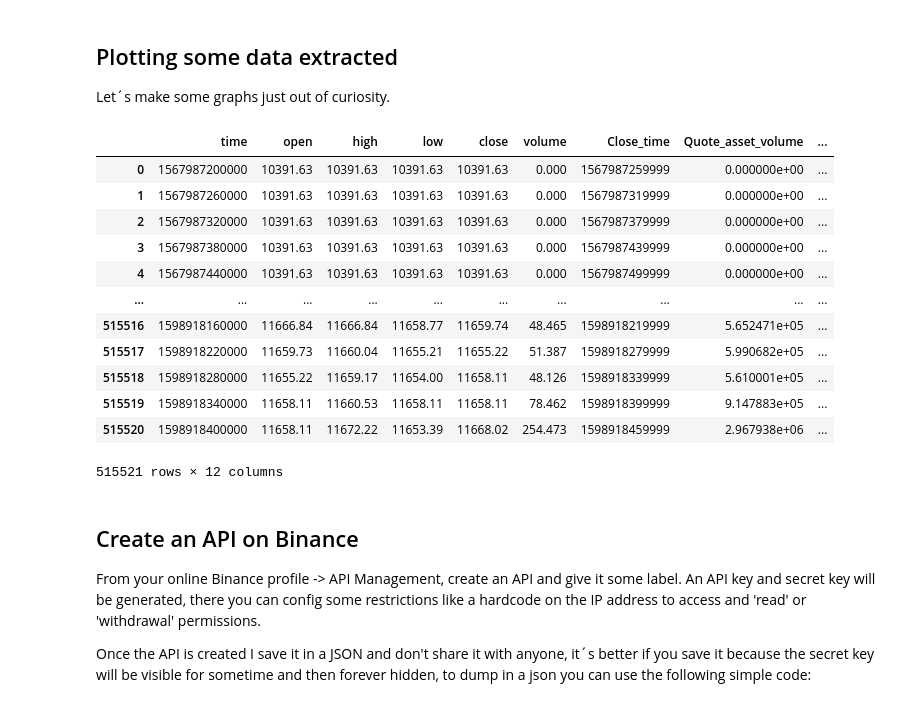
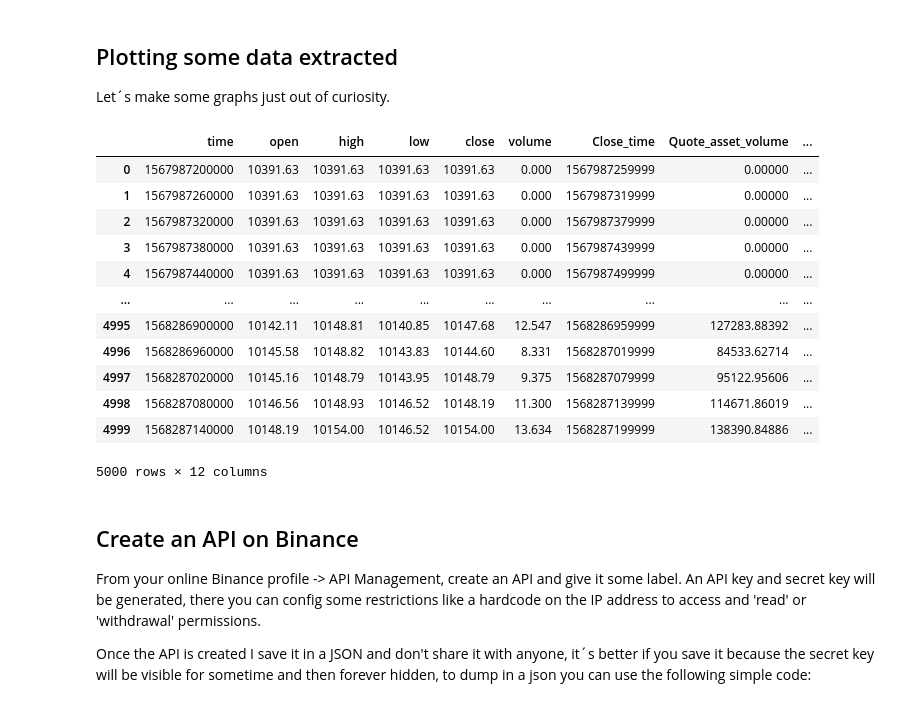
Before and after one commit to harrisonford/cryptofeeding, a Jupyter notebook: Examples/BinanceExamples_nacho.ipynb, the cells around one changed output. Cells and saved outputs as stored; diff of their text form; code cells hidden in the pictures.

```diff
--- a/Examples/BinanceExamples_nacho.ipynb
+++ b/Examples/BinanceExamples_nacho.ipynb
@@ -41,32 +43,32 @@ Let´s make some graphs just out of curiosity.
 # %%
 import finplot as fplt
 import numpy as np
 import pandas as pd
 
 symbol = 'FUTURES BTC-USDT'
 
 #df = pd.read_csv('Binance_BTCUSDT_1m_1596240000000-1598918400000.csv')
-df = pd.read_csv('Binance_BTCUSDT_1m_1567987200000-1598918400000.csv')
+df = pd.read_csv('Binance_BTCUSDT_1m_1567987200000-1598918400000.csv', nrows=5000)
 df = df.rename(columns={'Open_time':'time', 'Open':'open', 'Close':'close', 'High':'high', 'Low':'low', 'Volume':'volume'})
 #df = df.astype({'time':'datetime64[ns]'})
 df
 #df
 #data
 #print('here goes the graph')
 # %% [output]
 |  | time | open | high | low | close | volume | Close_time | Quote_asset_volume | ... |
-| 0 | 1567987200000 | 10391.63 | 10391.63 | 10391.63 | 10391.63 | 0.000 | 1567987259999 | 0.000000e+00 | ... |
-| 1 | 1567987260000 | 10391.63 | 10391.63 | 10391.63 | 10391.63 | 0.000 | 1567987319999 | 0.000000e+00 | ... |
-| 2 | 1567987320000 | 10391.63 | 10391.63 | 10391.63 | 10391.63 | 0.000 | 1567987379999 | 0.000000e+00 | ... |
-| 3 | 1567987380000 | 10391.63 | 10391.63 | 10391.63 | 10391.63 | 0.000 | 1567987439999 | 0.000000e+00 | ... |
-| 4 | 1567987440000 | 10391.63 | 10391.63 | 10391.63 | 10391.63 | 0.000 | 1567987499999 | 0.000000e+00 | ... |
+| 0 | 1567987200000 | 10391.63 | 10391.63 | 10391.63 | 10391.63 | 0.000 | 1567987259999 | 0.00000 | ... |
+| 1 | 1567987260000 | 10391.63 | 10391.63 | 10391.63 | 10391.63 | 0.000 | 1567987319999 | 0.00000 | ... |
+| 2 | 1567987320000 | 10391.63 | 10391.63 | 10391.63 | 10391.63 | 0.000 | 1567987379999 | 0.00000 | ... |
+| 3 | 1567987380000 | 10391.63 | 10391.63 | 10391.63 | 10391.63 | 0.000 | 1567987439999 | 0.00000 | ... |
+| 4 | 1567987440000 | 10391.63 | 10391.63 | 10391.63 | 10391.63 | 0.000 | 1567987499999 | 0.00000 | ... |
 | ... | ... | ... | ... | ... | ... | ... | ... | ... | ... |
-| 515516 | 1598918160000 | 11666.84 | 11666.84 | 11658.77 | 11659.74 | 48.465 | 1598918219999 | 5.652471e+05 | ... |
-| 515517 | 1598918220000 | 11659.73 | 11660.04 | 11655.21 | 11655.22 | 51.387 | 1598918279999 | 5.990682e+05 | ... |
-| 515518 | 1598918280000 | 11655.22 | 11659.17 | 11654.00 | 11658.11 | 48.126 | 1598918339999 | 5.610001e+05 | ... |
-| 515519 | 1598918340000 | 11658.11 | 11660.53 | 11658.11 | 11658.11 | 78.462 | 1598918399999 | 9.147883e+05 | ... |
-| 515520 | 1598918400000 | 11658.11 | 11672.22 | 11653.39 | 11668.02 | 254.473 | 1598918459999 | 2.967938e+06 | ... |
+| 4995 | 1568286900000 | 10142.11 | 10148.81 | 10140.85 | 10147.68 | 12.547 | 1568286959999 | 127283.88392 | ... |
+| 4996 | 1568286960000 | 10145.58 | 10148.82 | 10143.83 | 10144.60 | 8.331 | 1568287019999 | 84533.62714 | ... |
+| 4997 | 1568287020000 | 10145.16 | 10148.79 | 10143.95 | 10148.79 | 9.375 | 1568287079999 | 95122.95606 | ... |
+| 4998 | 1568287080000 | 10146.56 | 10148.93 | 10146.52 | 10148.19 | 11.300 | 1568287139999 | 114671.86019 | ... |
+| 4999 | 1568287140000 | 10148.19 | 10154.00 | 10146.52 | 10154.00 | 13.634 | 1568287199999 | 138390.84886 | ... |
-515521 rows × 12 columns
+5000 rows × 12 columns
 # %%
 # calculate indicators
 
```
Also changed, not shown: parts of 7 cells of this notebook, 2 other files.
